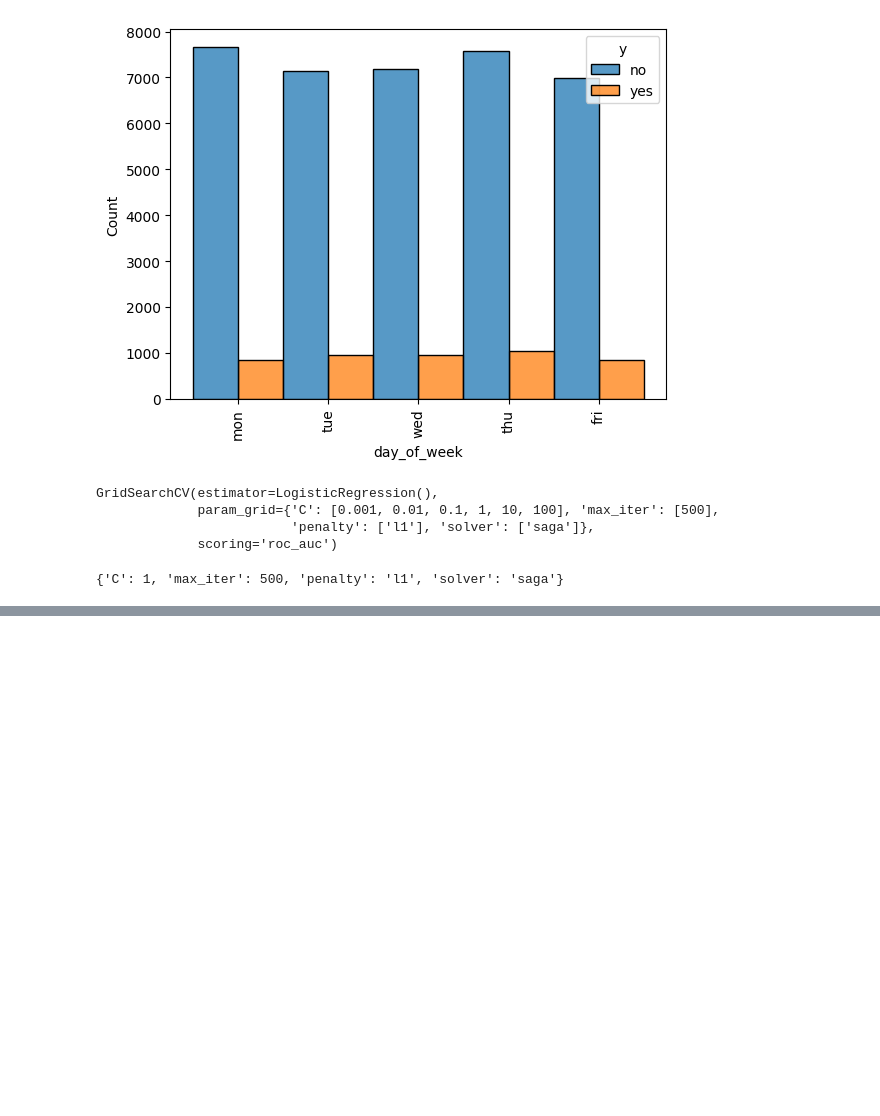
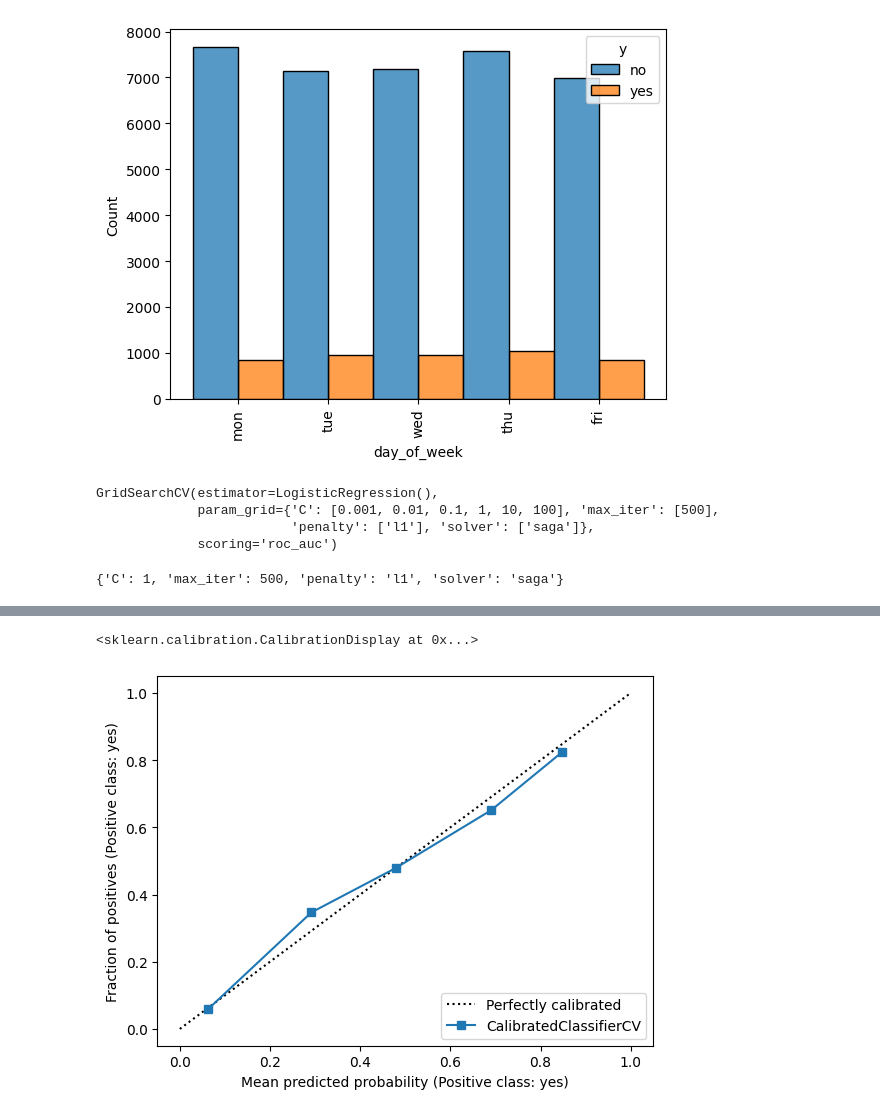
Before and after one commit to lagatorc/hotel_engine, a Jupyter notebook: lead_scoring/lead_scoring_smote.ipynb, the cells around one changed output, grey strips where cells are left out. Saved outputs shown, nothing was run; the diff lists cells and outputs as text; code cells hidden in the pictures; blank space fills up the shorter version.

```diff
--- a/lead_scoring/lead_scoring_smote.ipynb
+++ b/lead_scoring/lead_scoring_smote.ipynb
@@ -182,0 +198,5 @@ CalibrationDisplay.from_estimator(model_sm.best_estimator_, x_test_sm_scaled, y_
+# %%
+CalibrationDisplay.from_estimator(calibrated_model, x_test_sm_scaled, y_sm_test)
+# %% [output]
+<sklearn.calibration.CalibrationDisplay at 0x...>
+[figure, added]
```
Also changed, not shown: parts of 11 cells of this notebook, 1 other file.
